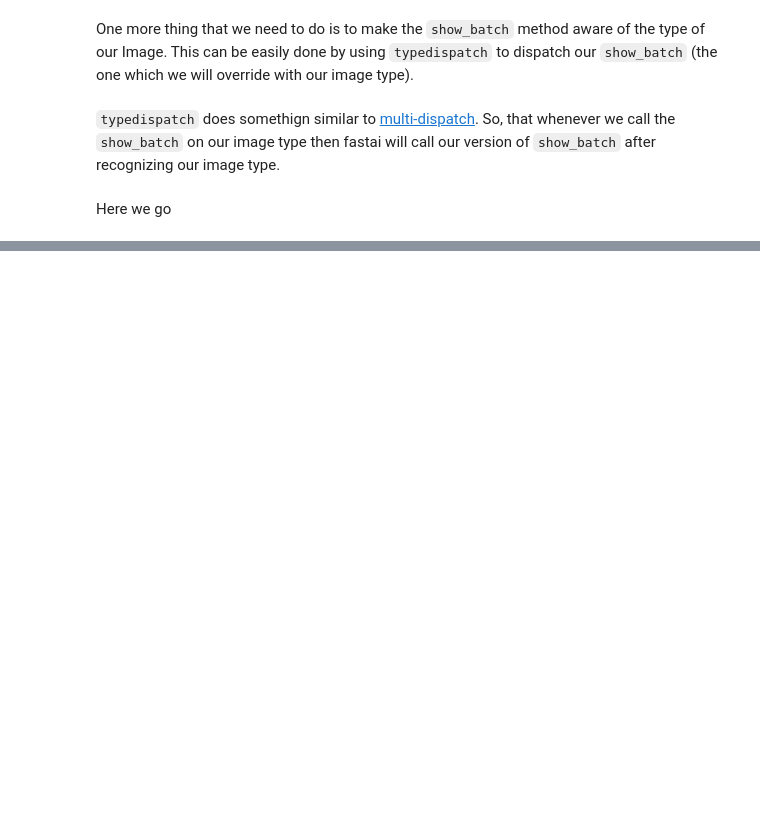
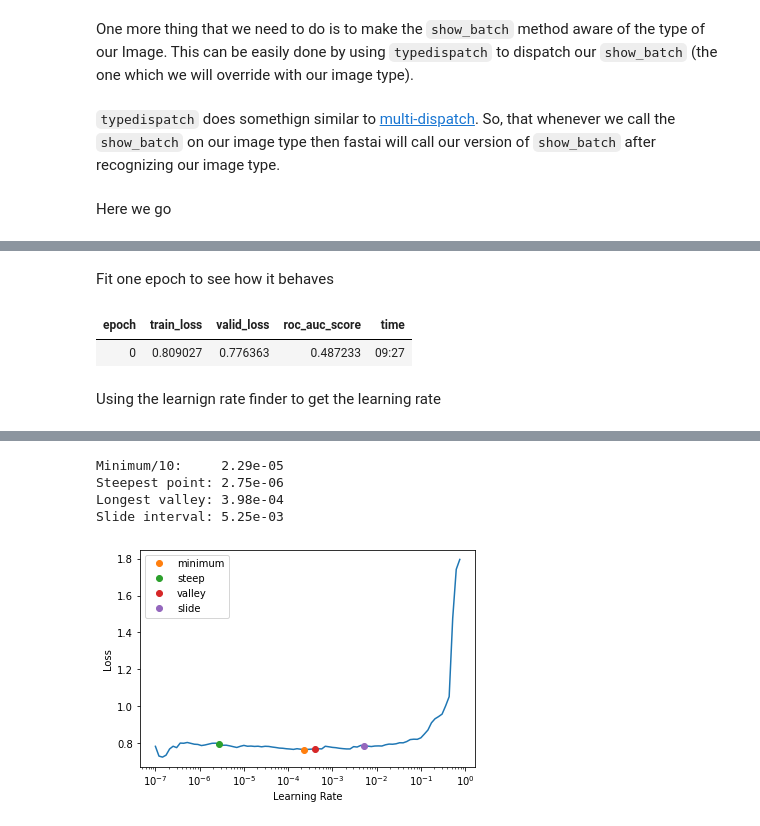
Before and after one commit to sapal6/kaggle_competitions, a Jupyter notebook: g2wd/g2gwd-basemodel-nnaudio-timm-fastai.ipynb, the cells around one changed output, grey strips where cells are left out. Drawn from its saved outputs; the diff is of its cells as text; code cells hidden in the pictures; blank space fills up the shorter version.

Commit message:
added nb with custom trasnfrom for nnaudio and weaving timm into fastai

```diff
--- a/g2wd/g2gwd-basemodel-nnaudio-timm-fastai.ipynb
+++ b/g2wd/g2gwd-basemodel-nnaudio-timm-fastai.ipynb
@@ -354,0 +416,23 @@ One thing thats annoying me is that I still don't know how to suppress the outpu
+# %%
+#export
+@delegates(create_timm_model)
+def timm_learner(dls, arch, n_out=None, pretrained=True,
+                # learner args
+                loss_func=None, opt_func=Adam, lr=defaults.lr, splitter=None, cbs=None, metrics=None, path=None,
+                model_dir='models', wd=None, wd_bn_bias=False, train_bn=True, moms=(0.95,0.85,0.95),
+                # other model args
+                **kwargs):
+    "Build a convnet style learner from `dls` and `timm arch`"
+
+    kwargs = {**kwargs}
+    if n_out is None: n_out = get_c(dls)
+    assert n_out, "`n_out` is not defined, and could not be inferred from data, set `dls.c` or pass `n_out`"
+    model = create_timm_model(arch, n_out, default_split, pretrained, **kwargs)
+
+    learn = Learner(dls=dls, model=model, loss_func=loss_func, opt_func=opt_func, lr=lr, splitter=default_split, cbs=cbs,
+                   metrics=metrics, path=path, model_dir=model_dir, wd=wd, wd_bn_bias=wd_bn_bias, train_bn=train_bn,
+                   moms=moms)
+    if pretrained: learn.freeze()
+    # keep track of args for loggers
+    store_attr('arch,n_out,pretrained', self=learn, **kwargs)
+    return learn
@@ -354,0 +470,25 @@ One thing thats annoying me is that I still don't know how to suppress the outpu
+# %%
+#export
+def show_me_lrs(learn):
+    suggestions = namedtuple('Suggestions', ["min", "steep",
+                                            "valley", "slide"])
+    lr_min, lr_steep,lr_valley, lr_slide = learn.lr_find(suggest_funcs=(minimum, steep,valley, slide))
+    suggested_lrs = suggestions(lr_min, lr_steep, lr_valley, lr_slide)
+
+    print(f"Minimum/10:\t{lr_min:.2e}\
+          \nSteepest point:\t{lr_steep:.2e}\
+          \nLongest valley:\t{lr_valley:.2e}\
+          \nSlide interval:\t{lr_slide:.2e}")
+
+    return suggested_lrs
+# %%
+learn = timm_learner(dls, 'efficientnet_b7', loss_func=CrossEntropyLossFlat(), metrics=[RocAucBinary(axis=0)], n_out=2).to_fp16()
+# %% [markdown]
+Fit one epoch to see how it behaves
+# %%
+learn.fit_one_cycle(1, 3e-3)
+# %% [output]
+| epoch | train_loss | valid_loss | roc_auc_score | time |
+| 0 | 0.809027 | 0.776363 | 0.487233 | 09:27 |
+# %% [markdown]
+Using the learnign rate finder to get the learning rate
@@ -354,0 +497,3 @@ One thing thats annoying me is that I still don't know how to suppress the outpu
+# %%
+suggested_lrs = show_me_lrs(learn)
+# %% [output]
@@ -354,0 +501,5 @@ One thing thats annoying me is that I still don't know how to suppress the outpu
+Minimum/10:     2.29e-05
+Steepest point: 2.75e-06
+Longest valley: 3.98e-04
+Slide interval: 5.25e-03
+[figure, added]
```
Also changed, not shown: parts of 45 cells of this notebook.
